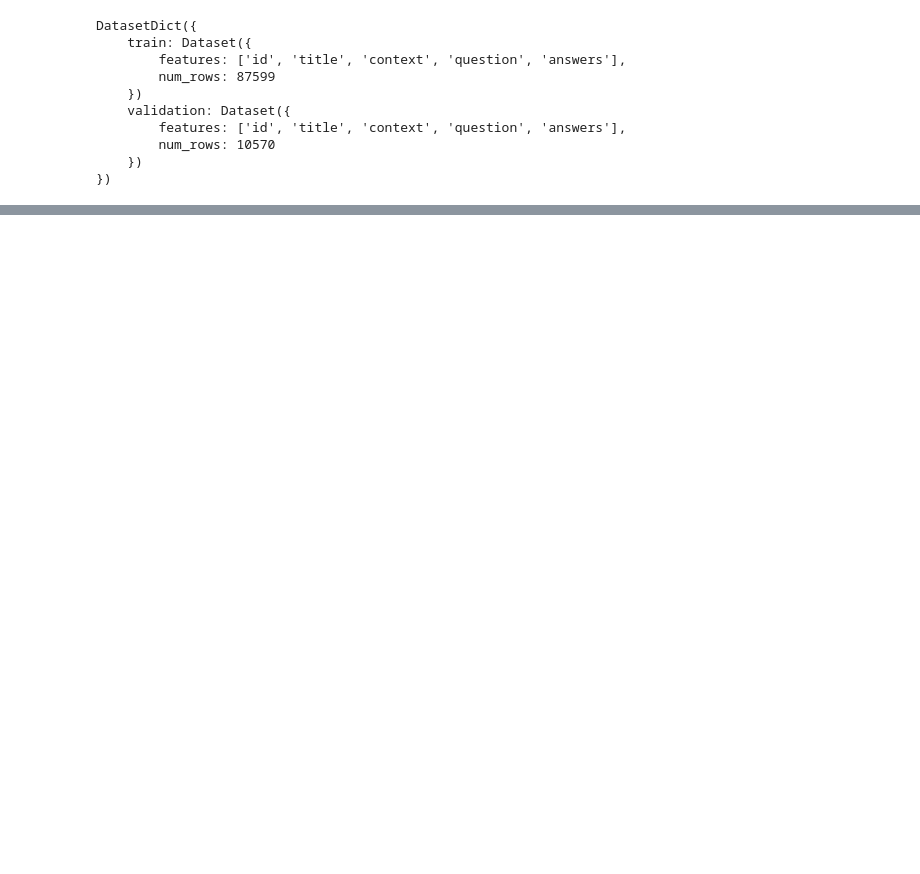
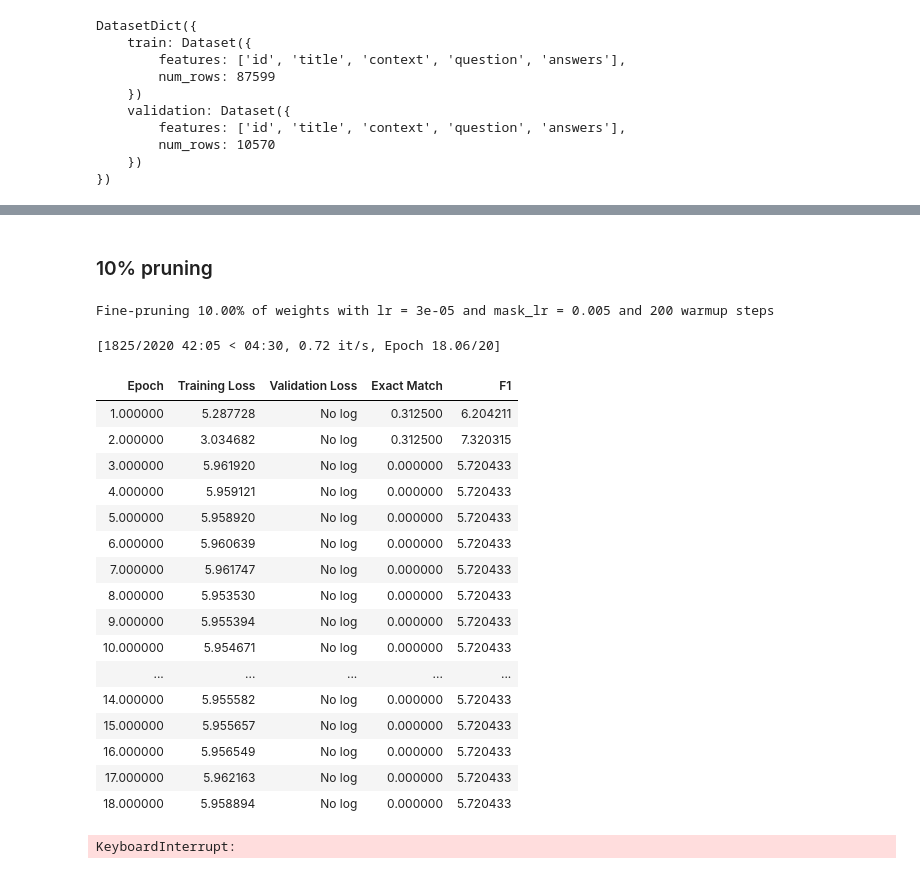
Before and after one commit to lewtun/transformerlab, a Jupyter notebook: experiments.movement-pruning.ipynb, the cells around one changed output, grey strips where cells are left out. Cells and saved outputs as stored; diff of their text form; code cells hidden in the pictures; blank space fills up the shorter version.

Commit message:
Refactor movement pruning

```diff
--- a/experiments.movement-pruning.ipynb
+++ b/experiments.movement-pruning.ipynb
@@ -233,0 +175,5 @@ eval_ds = eval_ds.map(lambda x : {'threshold': final_threshold})
+# %%
+masked_config = MaskedBertConfig(pruning_method='topK', mask_init='constant', mask_scale=0.)
+
+def model_init():
+    return MaskedBertForQuestionAnswering.from_pretrained(model_ckpt, config=masked_config).to(device)
@@ -234,11 +182,30 @@ eval_ds = eval_ds.map(lambda x : {'threshold': final_threshold})
+# %%
+batch_size = 16
+logging_steps = len(train_ds) // batch_size
+
+# pruning params
+initial_threshold = 1.
+initial_warmup = 1
+final_warmup = 2
+final_lambda = 0
+
+pruning_training_args = PruningTrainingArguments(
+    output_dir="checkpoints",
+    evaluation_strategy = "epoch",
+    learning_rate=3e-5,
+    per_device_train_batch_size=batch_size,
+    per_device_eval_batch_size=batch_size,
+    logging_steps=logging_steps,
+    initial_threshold=initial_threshold,
+    initial_warmup=initial_warmup,
+    final_warmup=final_warmup,
+    final_lambda=final_lambda)
 # %%
 pruning_trainer = PruningTrainer(
-    model=masked_model,
+    model_init=model_init,
     args=pruning_training_args,
     train_dataset=train_ds,
     eval_dataset=eval_ds,
     eval_examples=eval_examples,
-    tokenizer=tokenizer,
-    data_collator=data_collator,
-    compute_metrics=squad_metrics
+    tokenizer=tokenizer
 )
@@ -258,0 +214,10 @@ KeyboardInterrupt:
+# %%
+def fineprune(final_threshold, num_train_epochs, mask_scores_learning_rate=1e-2):
+    eval_ds.reset_format()
+    pruning_trainer.eval_dataset = eval_ds.map(lambda x : {'threshold': final_threshold})
+    pruning_trainer.args.final_threshold = final_threshold
+    pruning_trainer.args.mask_scores_learning_rate = mask_scores_learning_rate
+    pruning_trainer.args.num_train_epochs = num_train_epochs
+    pruning_trainer.args.warmup_steps = int(num_train_examples / batch_size * num_train_epochs * .1)
+    print(f"Fine-pruning {(1-pruning_trainer.args.final_threshold)*100:.2f}% of weights with lr = {pruning_trainer.args.learning_rate} and mask_lr = {pruning_trainer.args.mask_scores_learning_rate} and {pruning_trainer.args.warmup_steps} warmup steps")
+    pruning_trainer.train()
@@ -258,0 +238,25 @@ KeyboardInterrupt:
+# %% [markdown]
+### 10% pruning
+# %%
+fineprune(0.9, 40)
+# %% [output]
+Fine-pruning 10.00% of weights with lr = 3e-05 and mask_lr = 0.005 and 200 warmup steps
+[1825/2020 42:05 < 04:30, 0.72 it/s, Epoch 18.06/20]
+| Epoch | Training Loss | Validation Loss | Exact Match | F1 |
+| 1.000000 | 5.287728 | No log | 0.312500 | 6.204211 |
+| 2.000000 | 3.034682 | No log | 0.312500 | 7.320315 |
+| 3.000000 | 5.961920 | No log | 0.000000 | 5.720433 |
+| 4.000000 | 5.959121 | No log | 0.000000 | 5.720433 |
+| 5.000000 | 5.958920 | No log | 0.000000 | 5.720433 |
+| 6.000000 | 5.960639 | No log | 0.000000 | 5.720433 |
+| 7.000000 | 5.961747 | No log | 0.000000 | 5.720433 |
+| 8.000000 | 5.953530 | No log | 0.000000 | 5.720433 |
+| 9.000000 | 5.955394 | No log | 0.000000 | 5.720433 |
+| 10.000000 | 5.954671 | No log | 0.000000 | 5.720433 |
+| ... | ... | ... | ... | ... |
+| 14.000000 | 5.955582 | No log | 0.000000 | 5.720433 |
+| 15.000000 | 5.955657 | No log | 0.000000 | 5.720433 |
+| 16.000000 | 5.956549 | No log | 0.000000 | 5.720433 |
+| 17.000000 | 5.962163 | No log | 0.000000 | 5.720433 |
+| 18.000000 | 5.958894 | No log | 0.000000 | 5.720433 |
+KeyboardInterrupt:
```
Also changed, not shown: parts of 30 cells of this notebook.
